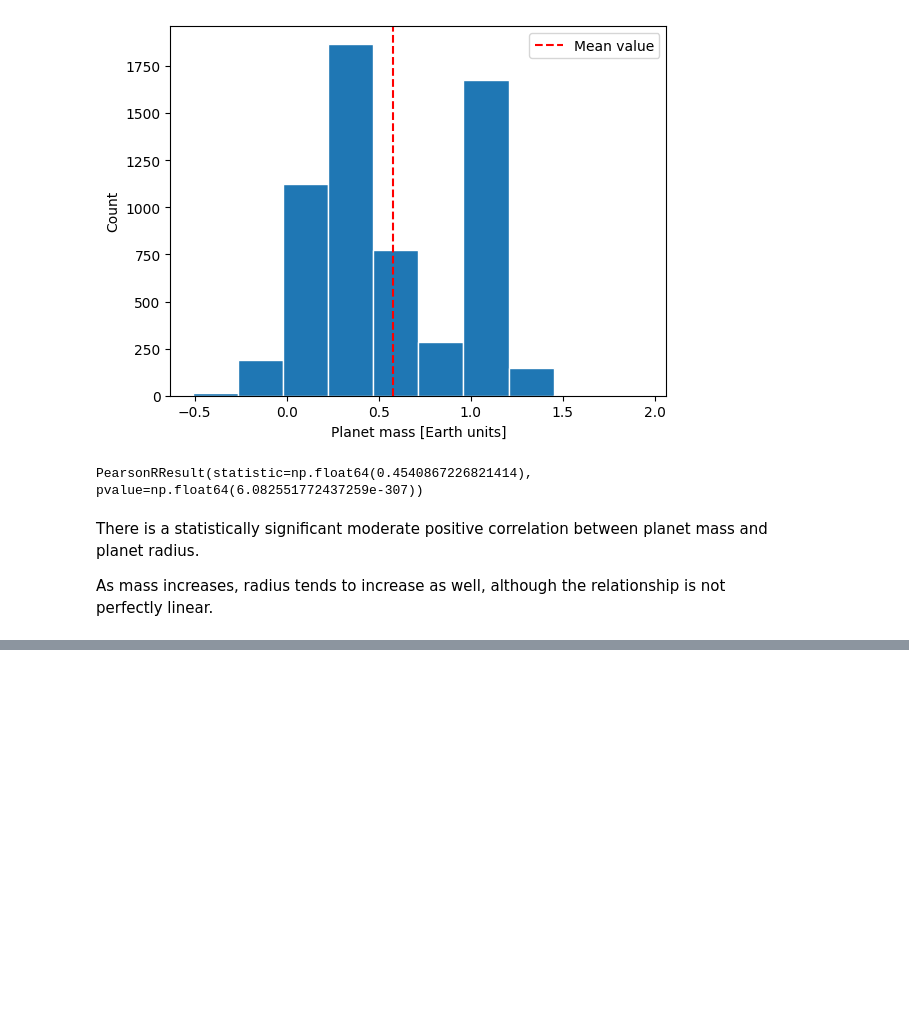
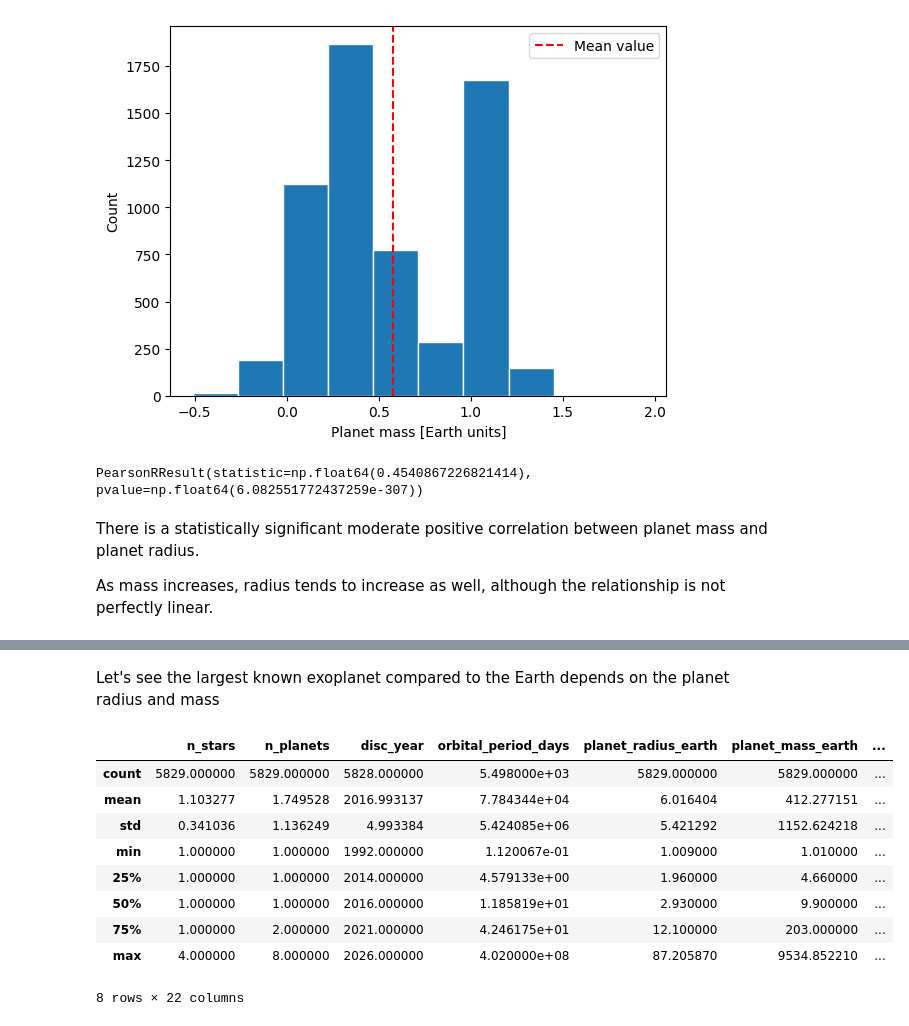
Before and after one commit to plamensve/DS_2026_FP, a Jupyter notebook: notebooks/05_mass_vs_radius.ipynb, the cells around one changed output, grey strips where cells are left out. Cells and saved outputs as stored; diff of their text form; code cells hidden in the pictures; blank space fills up the shorter version.

```diff
--- a/notebooks/05_mass_vs_radius.ipynb
+++ b/notebooks/05_mass_vs_radius.ipynb
@@ -149,0 +325,15 @@ A speculative hypothesis — which cannot currently be verified — is that if l
+# %% [markdown]
+Let's see the largest known exoplanet compared to the Earth depends on the planet radius and mass
+# %%
+quadrant_1.describe()
+# %% [output]
+|  | n_stars | n_planets | disc_year | orbital_period_days | planet_radius_earth | planet_mass_earth | ... |
+| count | 5829.000000 | 5829.000000 | 5828.000000 | 5.498000e+03 | 5829.000000 | 5829.000000 | ... |
+| mean | 1.103277 | 1.749528 | 2016.993137 | 7.784344e+04 | 6.016404 | 412.277151 | ... |
+| std | 0.341036 | 1.136249 | 4.993384 | 5.424085e+06 | 5.421292 | 1152.624218 | ... |
+| min | 1.000000 | 1.000000 | 1992.000000 | 1.120067e-01 | 1.009000 | 1.010000 | ... |
+| 25% | 1.000000 | 1.000000 | 2014.000000 | 4.579133e+00 | 1.960000 | 4.660000 | ... |
+| 50% | 1.000000 | 1.000000 | 2016.000000 | 1.185819e+01 | 2.930000 | 9.900000 | ... |
+| 75% | 1.000000 | 2.000000 | 2021.000000 | 4.246175e+01 | 12.100000 | 203.000000 | ... |
+| max | 4.000000 | 8.000000 | 2026.000000 | 4.020000e+08 | 87.205870 | 9534.852210 | ... |
+8 rows × 22 columns
```
Also changed, not shown: parts of 23 cells of this notebook, 2 other files.
